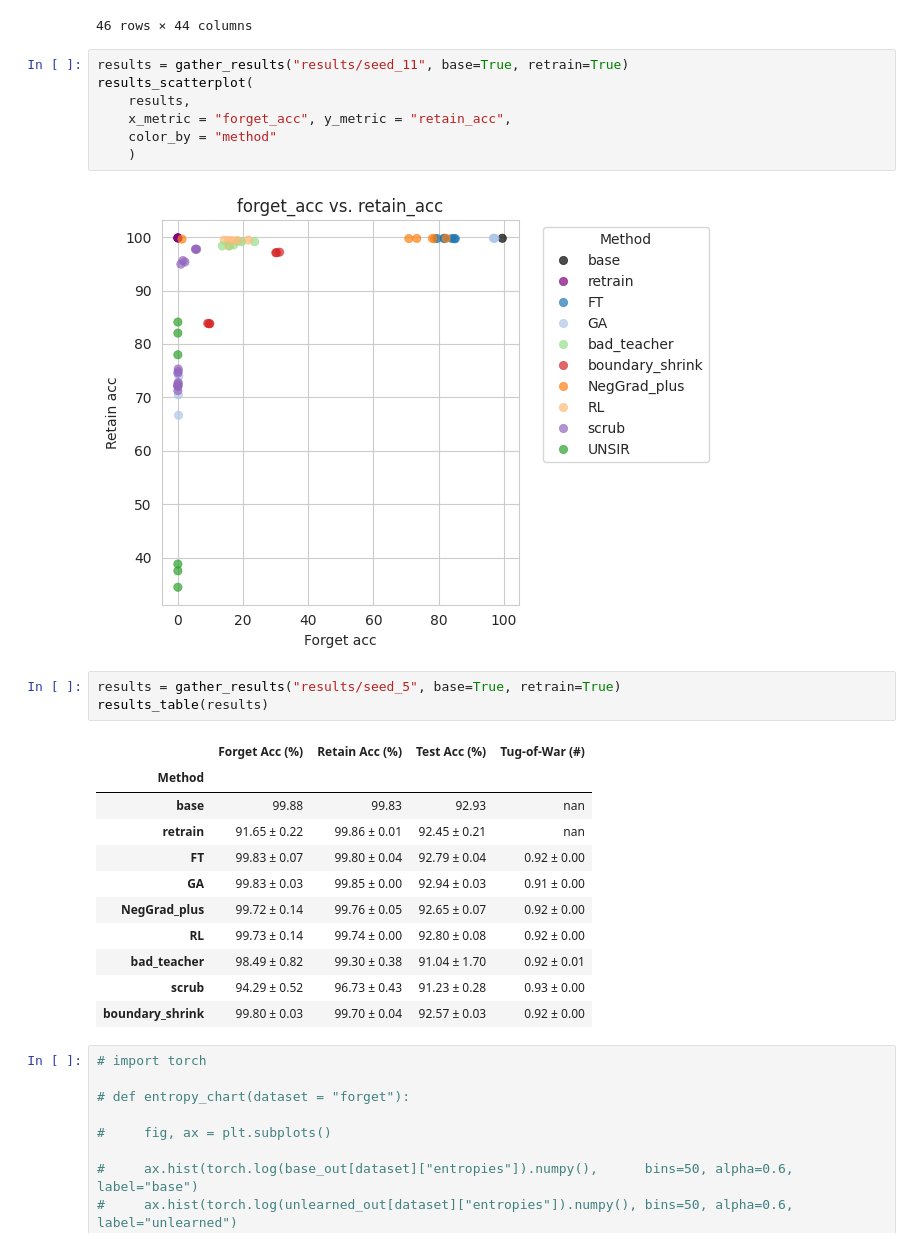
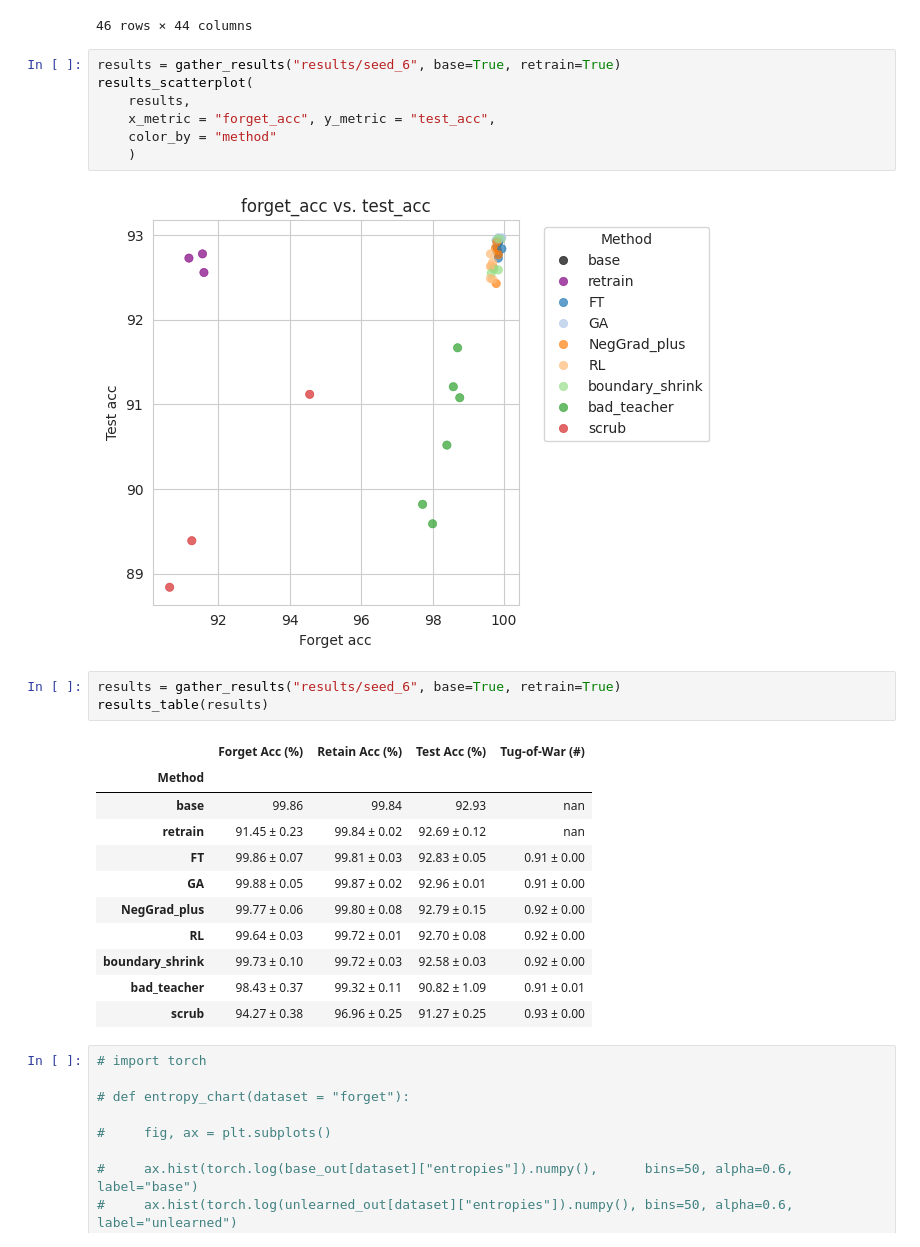
Before and after one commit to probabilistic-adaptation/verifying_unlearning_2026, a Jupyter notebook: visualize_results.ipynb, the cells around one changed output. Drawn from its saved outputs; the diff is of its cells as text.

Commit message:
official run of seed 6, resnet CIFAR10 random_uniform

```diff
--- a/visualize_results.ipynb
+++ b/visualize_results.ipynb
@@ -223,29 +223,29 @@ results
 | 45 | unlearn | 99.78 | 99.735556 | 92.59 | 0.008584 | 0.009307 | 0.349667 | 0.017573 | ... |
 46 rows × 44 columns
 # %%
-results = gather_results("results/seed_11", base=True, retrain=True)
+results = gather_results("results/seed_6", base=True, retrain=True)
 results_scatterplot(
     results,
-    x_metric = "forget_acc", y_metric = "retain_acc",
+    x_metric = "forget_acc", y_metric = "test_acc",
     color_by = "method"
     )
 # %% [output]
-[figure, old version]
+[figure, new version]
 # %%
-results = gather_results("results/seed_5", base=True, retrain=True)
+results = gather_results("results/seed_6", base=True, retrain=True)
 results_table(results)
 # %% [output]
 |  | Forget Acc (%) | Retain Acc (%) | Test Acc (%) | Tug-of-War (#) |
 | Method |  |  |  |  |
-| base | 99.88 | 99.83 | 92.93 | nan |
-| retrain | 91.65 ± 0.22 | 99.86 ± 0.01 | 92.45 ± 0.21 | nan |
-| FT | 99.83 ± 0.07 | 99.80 ± 0.04 | 92.79 ± 0.04 | 0.92 ± 0.00 |
-| GA | 99.83 ± 0.03 | 99.85 ± 0.00 | 92.94 ± 0.03 | 0.91 ± 0.00 |
-| NegGrad_plus | 99.72 ± 0.14 | 99.76 ± 0.05 | 92.65 ± 0.07 | 0.92 ± 0.00 |
-| RL | 99.73 ± 0.14 | 99.74 ± 0.00 | 92.80 ± 0.08 | 0.92 ± 0.00 |
-| bad_teacher | 98.49 ± 0.82 | 99.30 ± 0.38 | 91.04 ± 1.70 | 0.92 ± 0.01 |
-| scrub | 94.29 ± 0.52 | 96.73 ± 0.43 | 91.23 ± 0.28 | 0.93 ± 0.00 |
-| boundary_shrink | 99.80 ± 0.03 | 99.70 ± 0.04 | 92.57 ± 0.03 | 0.92 ± 0.00 |
+| base | 99.86 | 99.84 | 92.93 | nan |
+| retrain | 91.45 ± 0.23 | 99.84 ± 0.02 | 92.69 ± 0.12 | nan |
+| FT | 99.86 ± 0.07 | 99.81 ± 0.03 | 92.83 ± 0.05 | 0.91 ± 0.00 |
+| GA | 99.88 ± 0.05 | 99.87 ± 0.02 | 92.96 ± 0.01 | 0.91 ± 0.00 |
+| NegGrad_plus | 99.77 ± 0.06 | 99.80 ± 0.08 | 92.79 ± 0.15 | 0.92 ± 0.00 |
+| RL | 99.64 ± 0.03 | 99.72 ± 0.01 | 92.70 ± 0.08 | 0.92 ± 0.00 |
+| boundary_shrink | 99.73 ± 0.10 | 99.72 ± 0.03 | 92.58 ± 0.03 | 0.92 ± 0.00 |
+| bad_teacher | 98.43 ± 0.37 | 99.32 ± 0.11 | 90.82 ± 1.09 | 0.91 ± 0.01 |
+| scrub | 94.27 ± 0.38 | 96.96 ± 0.25 | 91.27 ± 0.25 | 0.93 ± 0.00 |
 # %%
 # import torch
 
```
Also changed, not shown: parts of 1 cell of this notebook, 50 other files.
